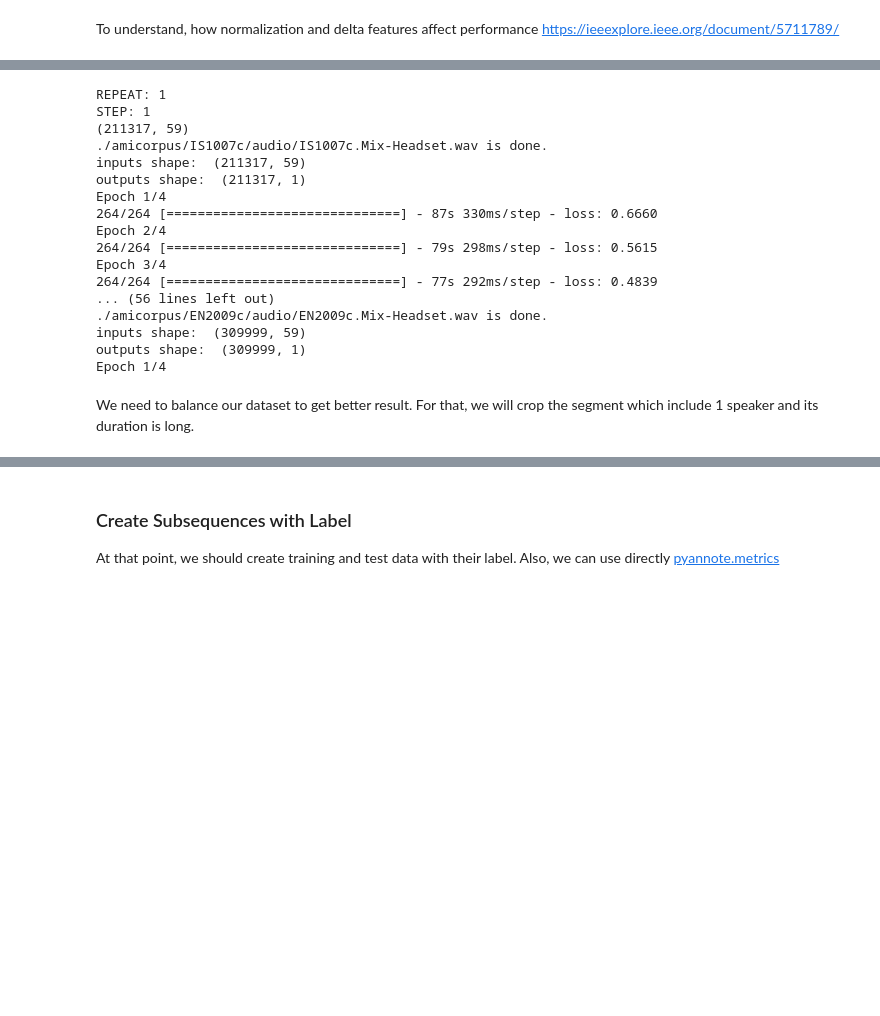
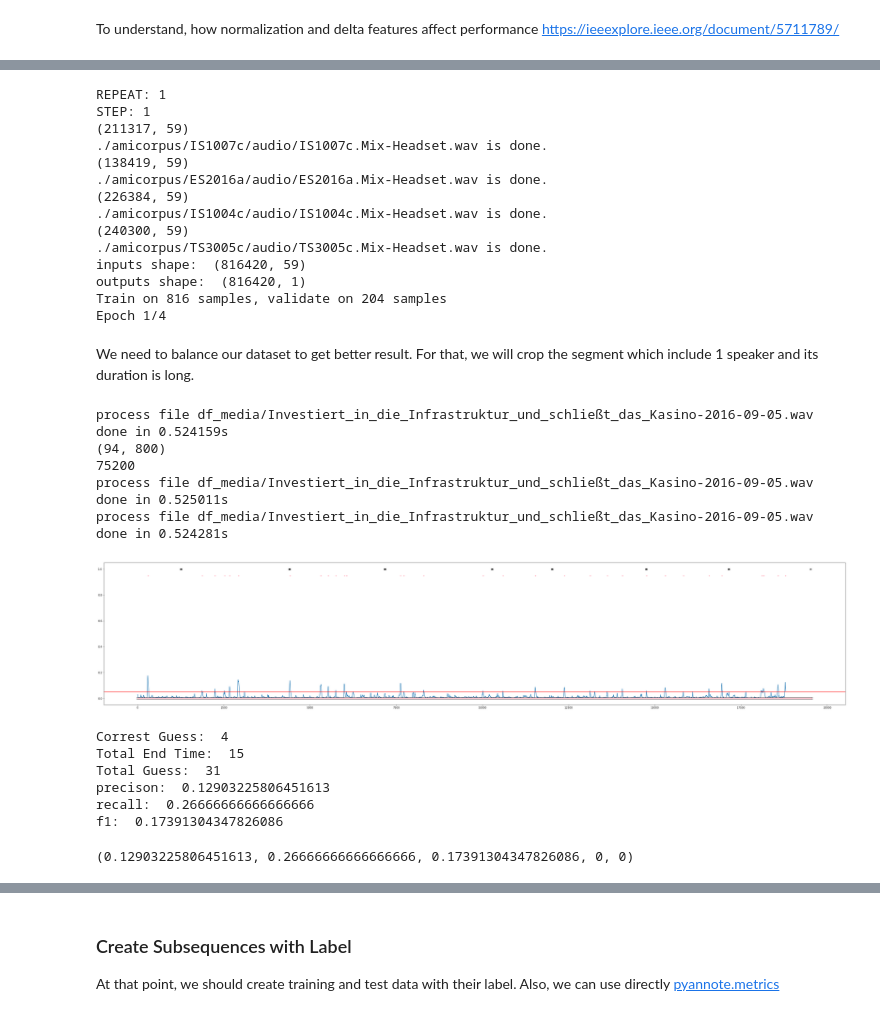
Before and after one commit to hedonistrh/SpChangeDetect, a Jupyter notebook: BiLSTM.ipynb, the cells around one changed output, grey strips where cells are left out. Saved outputs shown, nothing was run; the diff lists cells and outputs as text; code cells hidden in the pictures; blank space fills up the shorter version.

```diff
--- a/BiLSTM.ipynb
+++ b/BiLSTM.ipynb
@@ -730,8 +779,8 @@ from keras.models import load_model
 import time
 
 
-how_many_step = 100
-how_many_repeat = 30
+how_many_step = 25
+how_many_repeat = 150
 
 ix_repeat = 0
 
@@ -751,7 +800,7 @@ while (ix_repeat < how_many_repeat):
         #print("relax")
         #time.sleep(2.5)
 
-        input_array, output_array = create_data_for_supervised ("./amicorpus/*/audio/", 10, 25, from_epi, from_epi+1, True, 6, False, "yaafe" )
+        input_array, output_array = create_data_for_supervised ("./amicorpus/*/audio/", 10, 25, from_epi, from_epi+4, True, 8, False, "yaafe", True)
 
         max_len = 800 # how many frame will be taken
         step = 800 # step size.
@@ -774,6 +823,7 @@ while (ix_repeat < how_many_repeat):
             model.fit(input_array_specified, output_array_specified,
                epochs=4,
                batch_size=16,
+               validation_split = 0.2,
                shuffle=False)
 
         except ValueError:
@@ -787,26 +837,23 @@ while (ix_repeat < how_many_repeat):
         input_array = []
         output_array = []
 
-        from_epi += 1
+        from_epi += 4
     model.save_weights("bilstm_cnn_yaafe_att" + str(ix_repeat) + ".h5")
 # %% [output]
 REPEAT: 1
 STEP: 1
 (211317, 59)
 ./amicorpus/IS1007c/audio/IS1007c.Mix-Headset.wav is done.
-inputs shape:  (211317, 59)
-outputs shape:  (211317, 1)
+(138419, 59)
+./amicorpus/ES2016a/audio/ES2016a.Mix-Headset.wav is done.
+(226384, 59)
+./amicorpus/IS1004c/audio/IS1004c.Mix-Headset.wav is done.
+(240300, 59)
+./amicorpus/TS3005c/audio/TS3005c.Mix-Headset.wav is done.
+inputs shape:  (816420, 59)
+outputs shape:  (816420, 1)
+Train on 816 samples, validate on 204 samples
 Epoch 1/4
-264/264 [==============================] - 87s 330ms/step - loss: 0.6660
-Epoch 2/4
-264/264 [==============================] - 79s 298ms/step - loss: 0.5615
-Epoch 3/4
-264/264 [==============================] - 77s 292ms/step - loss: 0.4839
-... (56 lines left out)
-./amicorpus/EN2009c/audio/EN2009c.Mix-Headset.wav is done.
-inputs shape:  (309999, 59)
-outputs shape:  (309999, 1)
-Epoch 1/4
 # %%
 # To get prediction, we need to give k, 800, 59 array to system.
 # Our output is like k, 320, 1
@@ -1218,9 +1265,26 @@ def complete_evaluation_single_file(filename, hop, win_len, thres, model, sr, fe
 
     return (precision, recall, f1, purity, coverage)
 # %%
-complete_evaluation_single_file(filename="Wie_ist_nachhaltiger_Tourismus_moeglich_2017-09-16", hop=10, win_len=25, thres = 0.15, model=model, feature_extractor="yaafe",
+complete_evaluation_single_file(filename="Investiert_in_die_Infrastruktur_und_schließt_das_Kasino-2016-09-05", hop=10, win_len=25, thres = 0.05, model=model, feature_extractor="yaafe",
                                sr=16000, featureplan = "featureplan_new.txt",
                                overlapping=True)
+# %% [output]
+process file df_media/Investiert_in_die_Infrastruktur_und_schließt_das_Kasino-2016-09-05.wav
+done in 0.524159s
+(94, 800)
+75200
+process file df_media/Investiert_in_die_Infrastruktur_und_schließt_das_Kasino-2016-09-05.wav
+done in 0.525011s
+process file df_media/Investiert_in_die_Infrastruktur_und_schließt_das_Kasino-2016-09-05.wav
+done in 0.524281s
+[figure, added]
+Correst Guess:  4
+Total End Time:  15
+Total Guess:  31
+precison:  0.12903225806451613
+recall:  0.26666666666666666
+f1:  0.17391304347826086
+(0.12903225806451613, 0.26666666666666666, 0.17391304347826086, 0, 0)
 # %%
 complete_evaluation_single_file(filename="IB4001.Mix-Headset", hop=10, win_len=25, thres = 0.18, model=model, feature_extractor="yaafe",
                                sr=16000, featureplan = "featureplan_new.txt",
```
Also changed, not shown: parts of 13 cells of this notebook.
